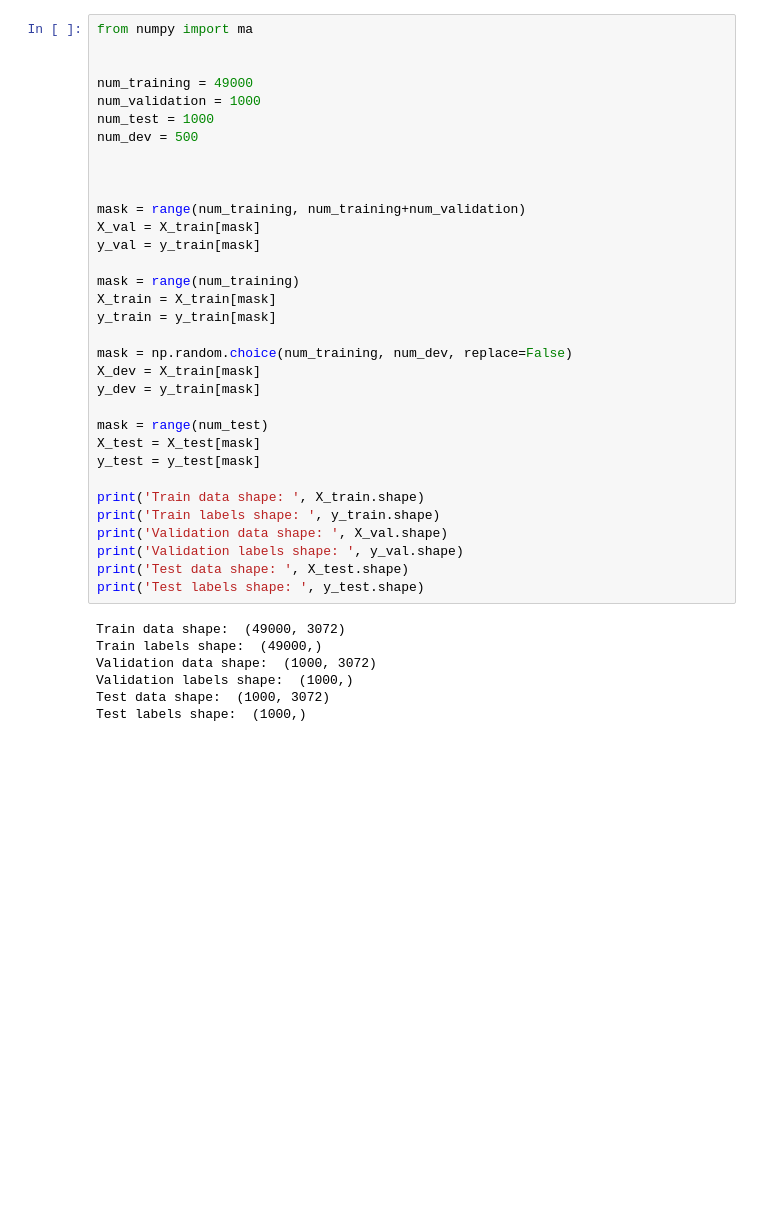
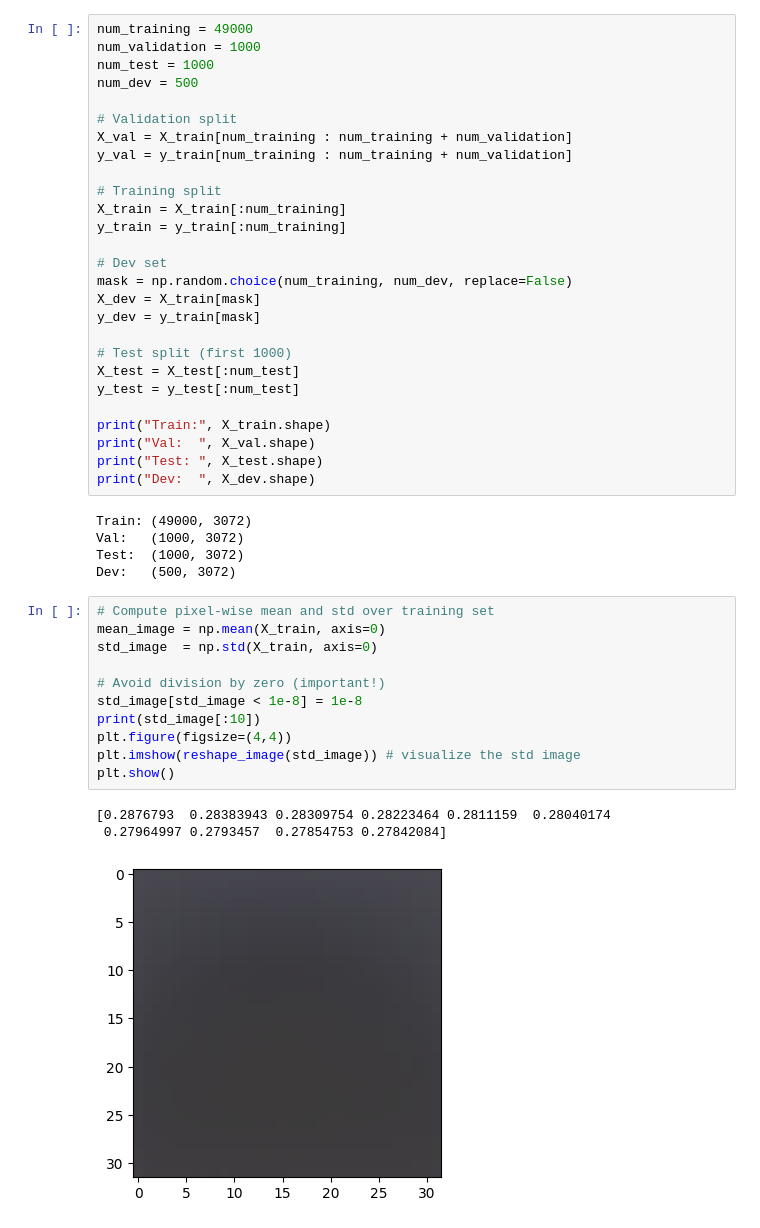
Before and after one commit to vgraman0/cs231n-deep-learning-for-computer-vision, a Jupyter notebook: code/softmax/softmax.ipynb, the cells around one changed output. Saved outputs shown, nothing was run; the diff lists cells and outputs as text; blank space fills up the shorter version.

```diff
--- a/code/softmax/softmax.ipynb
+++ b/code/softmax/softmax.ipynb
@@ -68,41 +58,48 @@ plt.show()
 # %%
-from numpy import ma
-
-
 num_training = 49000
 num_validation = 1000
 num_test = 1000
 num_dev = 500
 
+# Validation split
+X_val = X_train[num_training : num_training + num_validation]
+y_val = y_train[num_training : num_training + num_validation]
 
+# Training split
+X_train = X_train[:num_training]
+y_train = y_train[:num_training]
 
-mask = range(num_training, num_training+num_validation)
-X_val = X_train[mask]
-y_val = y_train[mask]
-
-mask = range(num_training)
-X_train = X_train[mask]
-y_train = y_train[mask]
-
+# Dev set
 mask = np.random.choice(num_training, num_dev, replace=False)
 X_dev = X_train[mask]
 y_dev = y_train[mask]
 
-mask = range(num_test)
-X_test = X_test[mask]
-y_test = y_test[mask]
+# Test split (first 1000)
+X_test = X_test[:num_test]
+y_test = y_test[:num_test]
 
-print('Train data shape: ', X_train.shape)
-print('Train labels shape: ', y_train.shape)
-print('Validation data shape: ', X_val.shape)
-print('Validation labels shape: ', y_val.shape)
-print('Test data shape: ', X_test.shape)
-print('Test labels shape: ', y_test.shape)
+print("Train:", X_train.shape)
+print("Val:  ", X_val.shape)
+print("Test: ", X_test.shape)
+print("Dev:  ", X_dev.shape)
 # %% [output]
-Train data shape:  (49000, 3072)
-Train labels shape:  (49000,)
-Validation data shape:  (1000, 3072)
-Validation labels shape:  (1000,)
-Test data shape:  (1000, 3072)
-Test labels shape:  (1000,)
+Train: (49000, 3072)
+Val:   (1000, 3072)
+Test:  (1000, 3072)
+Dev:   (500, 3072)
+# %%
+# Compute pixel-wise mean and std over training set
+mean_image = np.mean(X_train, axis=0)
+std_image  = np.std(X_train, axis=0)
+
+# Avoid division by zero (important!)
+std_image[std_image < 1e-8] = 1e-8
+print(std_image[:10])
+plt.figure(figsize=(4,4))
+plt.imshow(reshape_image(std_image)) # visualize the std image
+plt.show()
+# %% [output]
+[0.2876793  0.28383943 0.28309754 0.28223464 0.2811159  0.28040174
+ 0.27964997 0.2793457  0.27854753 0.27842084]
+[figure, added]
 # %%
```
Also changed, not shown: parts of 13 cells of this notebook, 5 other files.
